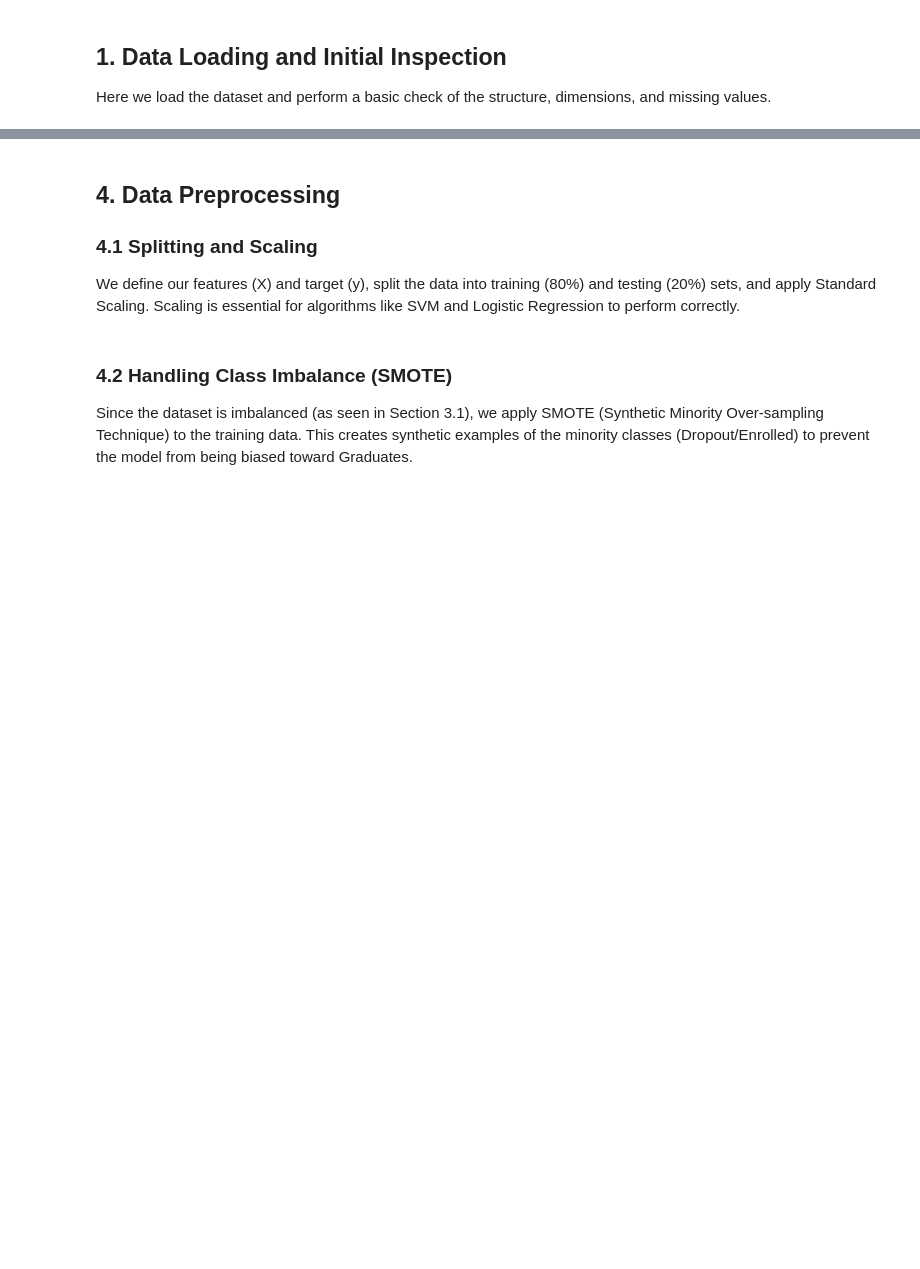
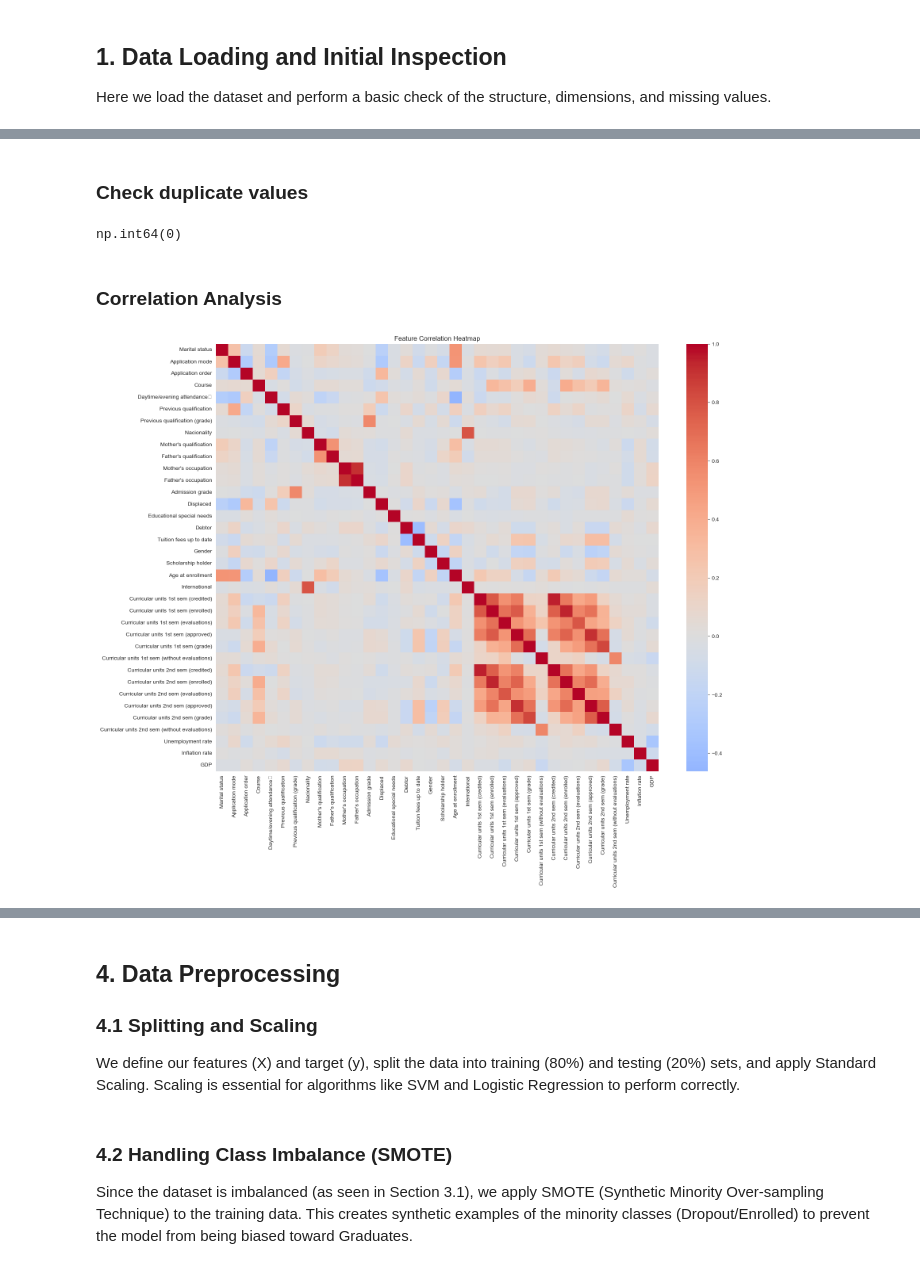
Before and after one commit to AnurupKharel/Artificial-Intelligence, a Jupyter notebook: 23048644 Anurup Kharel.ipynb, the cells around one changed output, grey strips where cells are left out. Saved outputs shown, nothing was run; the diff lists cells and outputs as text; code cells hidden in the pictures; blank space fills up the shorter version.

```diff
--- a/23048644 Anurup Kharel.ipynb
+++ b/23048644 Anurup Kharel.ipynb
@@ -39,0 +96,17 @@ df.isnull().sum().sum()
+# %% [markdown]
+### Check duplicate values
+# %%
+duplicate = df.duplicated().sum()
+duplicate
+# %% [output]
+np.int64(0)
+# %% [markdown]
+### Correlation Analysis
+# %%
+plt.figure(figsize=(18, 14))
+corr = df.drop(['Target'], axis=1).corr()
+sns.heatmap(corr, cmap='coolwarm', center=0)
+plt.title("Feature Correlation Heatmap")
+plt.show()
+# %% [output]
+[figure, added]
```
Also changed, not shown: parts of 44 cells of this notebook.
